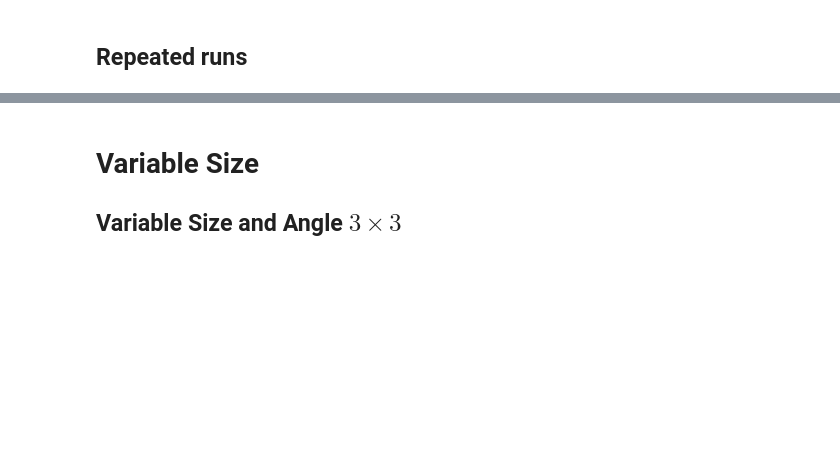
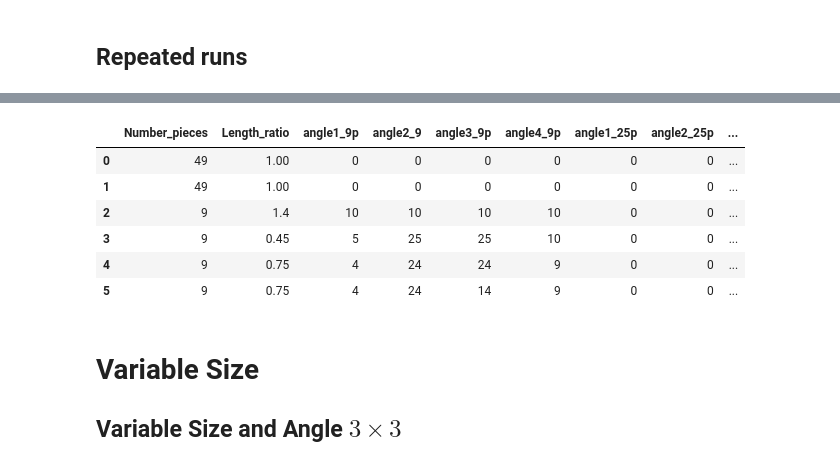
Before and after one commit to Razybehbahani/ML, a Jupyter notebook: FE_analysis/FE_dataCleaning_18angles.ipynb, the cells around one changed output, grey strips where cells are left out. Cells and saved outputs as stored; diff of their text form; code cells hidden in the pictures; blank space fills up the shorter version.

```diff
--- a/FE_analysis/FE_dataCleaning_18angles.ipynb
+++ b/FE_analysis/FE_dataCleaning_18angles.ipynb
@@ -237,3 +266,34 @@ ConstAngle_3_repeat
+# %%
+mypath = '../FE_simulationData/reruns_set3/'
+
+edgeAngle = [f for f in listdir(mypath)]
+OUTPUTS = []
+
+
+for i in range(len(edgeAngle)):
+    if edgeAngle[i][0] == '3':
+        NumP = 9
+    elif edgeAngle[i][0] == '7':
+        NumP = 49
+    angles = [int(s) for s in edgeAngle[i].split() if s.isdigit()]
+    LengthRatio = edgeAngle[i][8:12]
+    OUTPUTS.append(output_calc(NumP, LengthRatio, mypath + edgeAngle[i], angles))
+
+Data = np.array([np.array(xi) for xi in OUTPUTS])
+
+repeat_set3 = pd.DataFrame(Data, columns = feature_names)
+
+repeat_set3.to_csv(r'Data/FE_repeat3_29param.csv', header=True, index = False)
+
+repeat_set3.iloc[:,:20]
+# %% [output]
+|  | Number_pieces | Length_ratio | angle1_9p | angle2_9 | angle3_9p | angle4_9p | angle1_25p | angle2_25p | ... |
+| 0 | 49 | 1.00 | 0 | 0 | 0 | 0 | 0 | 0 | ... |
+| 1 | 49 | 1.00 | 0 | 0 | 0 | 0 | 0 | 0 | ... |
+| 2 | 9 | 1.4 | 10 | 10 | 10 | 10 | 0 | 0 | ... |
+| 3 | 9 | 0.45 | 5 | 25 | 25 | 10 | 0 | 0 | ... |
+| 4 | 9 | 0.75 | 4 | 24 | 24 | 9 | 0 | 0 | ... |
+| 5 | 9 | 0.75 | 4 | 24 | 14 | 9 | 0 | 0 | ... |
 # %% [markdown]
 # Variable Size
 ## Variable Size and Angle $3\times3$
```
Also changed, not shown: parts of 11 cells of this notebook, 1 other file.
